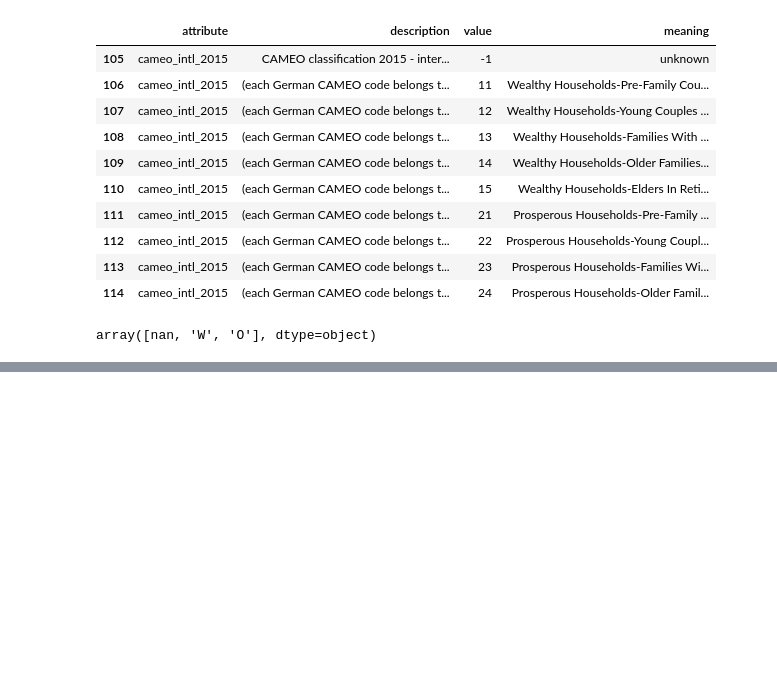
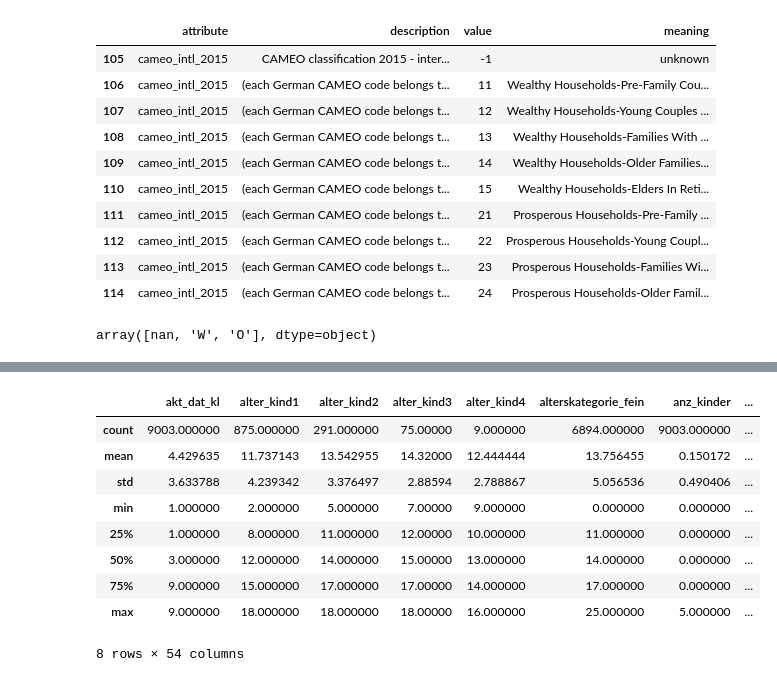
Before and after one commit to PatrickChristoph/udacity_capstone, a Jupyter notebook: src/analysis.ipynb, the cells around one changed output, grey strips where cells are left out. Cells and saved outputs as stored; diff of their text form; code cells hidden in the pictures; blank space fills up the shorter version.

```diff
--- a/src/analysis.ipynb
+++ b/src/analysis.ipynb
@@ -171,6 +192,22 @@ meta[meta["meaning"].str.contains("unknown")].head()
+# %%
+def rectify_meta_attributes(meta: pd.DataFrame) -> pd.DataFrame:
+    meta["attribute"] = meta["attribute"].replace(r"_rz$", "", regex=True)
+
+    attribute_renaming = {
+        "d19_buch": "d19_buch_cd",
+        "d19_kk_kundentyp": "kk_kundentyp",
+        "kba13_ccm_1400_2500": "kba13_ccm_1401_2500",
+        "soho_flag": "soho_kz"
+    }
+
+    meta["attribute"] = meta["attribute"].replace(attribute_renaming)
+
+    return meta
+
+meta = rectify_meta_attributes(meta)
 # %%
 def convert_unknown_values_to_null(df: pd.DataFrame, meta: pd.DataFrame) -> pd.DataFrame:
-    unknown_values = meta[meta["meaning"].str.contains("unknown")]
+    unknown_values = meta[meta["meaning"].str.contains("unknown") | meta["meaning"].str.startswith("no transaction")]
 
     for attribute, unknown_value in zip(unknown_values.loc[:, "attribute"], unknown_values.loc[:, "value"]):
         if attribute in df:
@@ -183,0 +224,18 @@ assert not -1 in population.values
+# %%
+missing_population_attributes = list(set(population.columns).difference(meta["attribute"].unique()))
+missing_population_attributes.sort()
+missing_population_attributes.remove("cameo_intl_2015_household")
+missing_population_attributes.remove("cameo_intl_2015_family")
+
+population[missing_population_attributes].describe()
+# %% [output]
+|  | akt_dat_kl | alter_kind1 | alter_kind2 | alter_kind3 | alter_kind4 | alterskategorie_fein | anz_kinder | ... |
+| count | 9003.000000 | 875.000000 | 291.000000 | 75.00000 | 9.000000 | 6894.000000 | 9003.000000 | ... |
+| mean | 4.429635 | 11.737143 | 13.542955 | 14.32000 | 12.444444 | 13.756455 | 0.150172 | ... |
+| std | 3.633788 | 4.239342 | 3.376497 | 2.88594 | 2.788867 | 5.056536 | 0.490406 | ... |
+| min | 1.000000 | 2.000000 | 5.000000 | 7.00000 | 9.000000 | 0.000000 | 0.000000 | ... |
+| 25% | 1.000000 | 8.000000 | 11.000000 | 12.00000 | 10.000000 | 11.000000 | 0.000000 | ... |
+| 50% | 3.000000 | 12.000000 | 14.000000 | 15.00000 | 13.000000 | 14.000000 | 0.000000 | ... |
+| 75% | 9.000000 | 15.000000 | 17.000000 | 17.00000 | 14.000000 | 17.000000 | 0.000000 | ... |
+| max | 9.000000 | 18.000000 | 18.000000 | 18.00000 | 16.000000 | 25.000000 | 5.000000 | ... |
+8 rows × 54 columns
```
Also changed, not shown: parts of 17 cells of this notebook, 2 other files.
